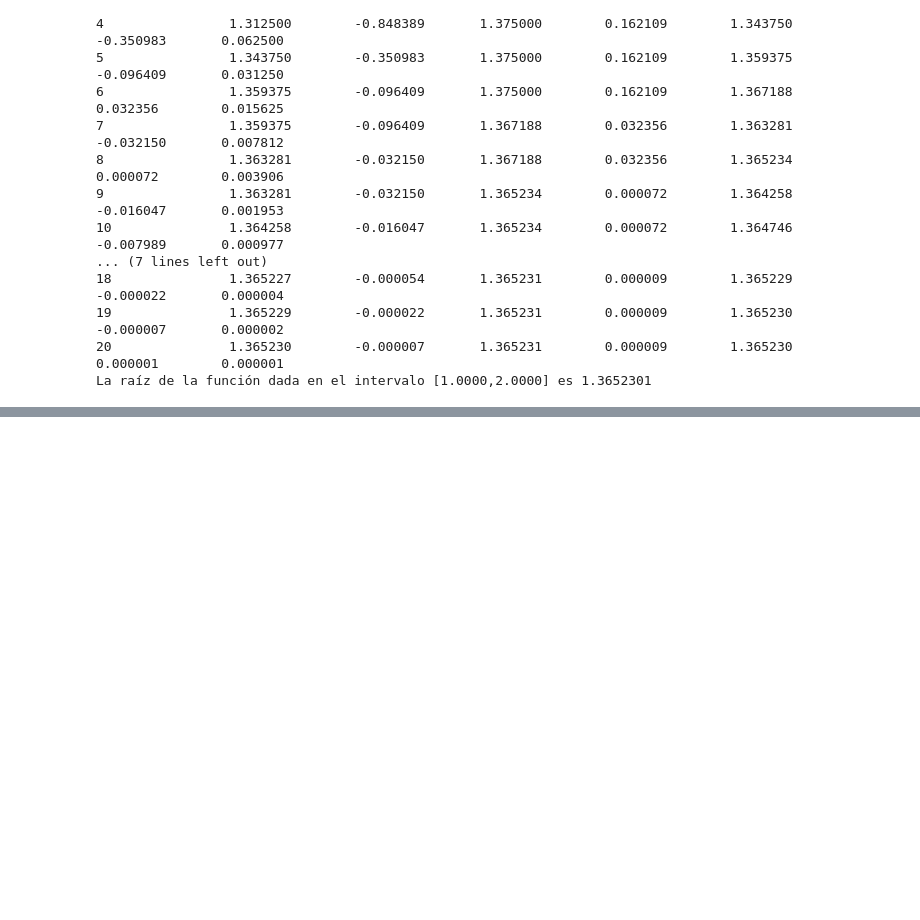
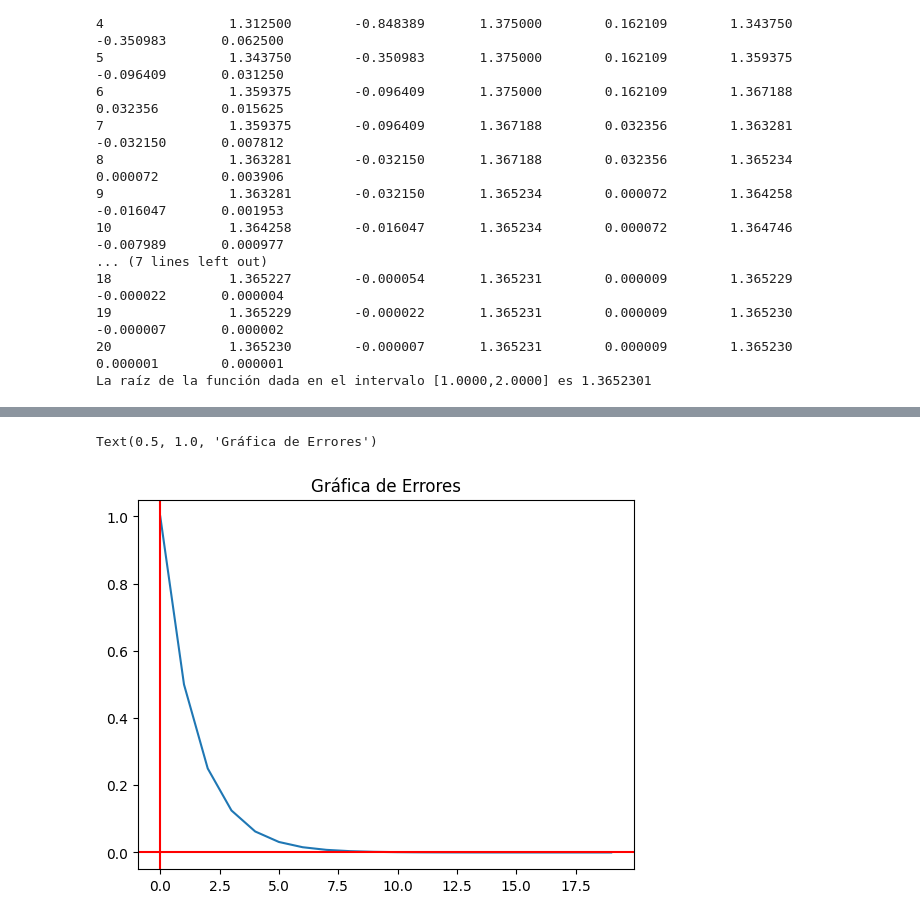
Before and after one commit to callejas-omar/Metodos-Numericos1, a Jupyter notebook: Ecuaciones no lineales/Biseccion.ipynb, the cells around one changed output, grey strips where cells are left out. Saved outputs shown, nothing was run; the diff lists cells and outputs as text; code cells hidden in the pictures; blank space fills up the shorter version.

```diff
--- a/Ecuaciones no lineales/Biseccion.ipynb
+++ b/Ecuaciones no lineales/Biseccion.ipynb
@@ -47,6 +36,8 @@ print("# iter\t\t a \t\t f(a) \t\t b \t\t f(b) \t\t m \t\t f(m) \t\t error")
 print("{0} \t\t {1:6.4f} \t {2:6.4f} \t {3:6.4f} \t {4:6.4f} \t {5:6.4f} \t {6:6.4f} \t {7:6.4f}".format(niter, a0, fa, b0, fb, m, fm, error ))
 
 # ciclo iterativo
+errores=[]
+errores1=[]
 while error > tol and niter < nmax:
     m = a + (b - a) / 2
     if np.sign(fa) == np.sign(fm):
@@ -59,6 +50,9 @@ while error > tol and niter < nmax:
     m = a + (b - a)/2
     fm = funcion1(m)
     error = abs(b - a)
+    c=error/0.50
+    errores.append(c)
+    errores1.append(c/error)
     niter += 1
     print("{0} \t\t {1:6.6f} \t {2:6.6f} \t {3:6.6f} \t {4:6.6f} \t {5:6.6f} \t {6:6.6f} \t {7:6.6f}".format(niter, a, fa, b, fb, m, fm, error ))
 
@@ -83,0 +101,9 @@ La raíz de la función dada en el intervalo [1.0000,2.0000] es 1.3652301
+# %%
+plt.plot(errores)
+
+plt.axhline(0, color="red")
+plt.axvline(0, color="red")
+plt.title('Gráfica de Errores')
+# %% [output]
+Text(0.5, 1.0, 'Gráfica de Errores')
+[figure, added]
```
Also changed, not shown: parts of 5 cells of this notebook.
